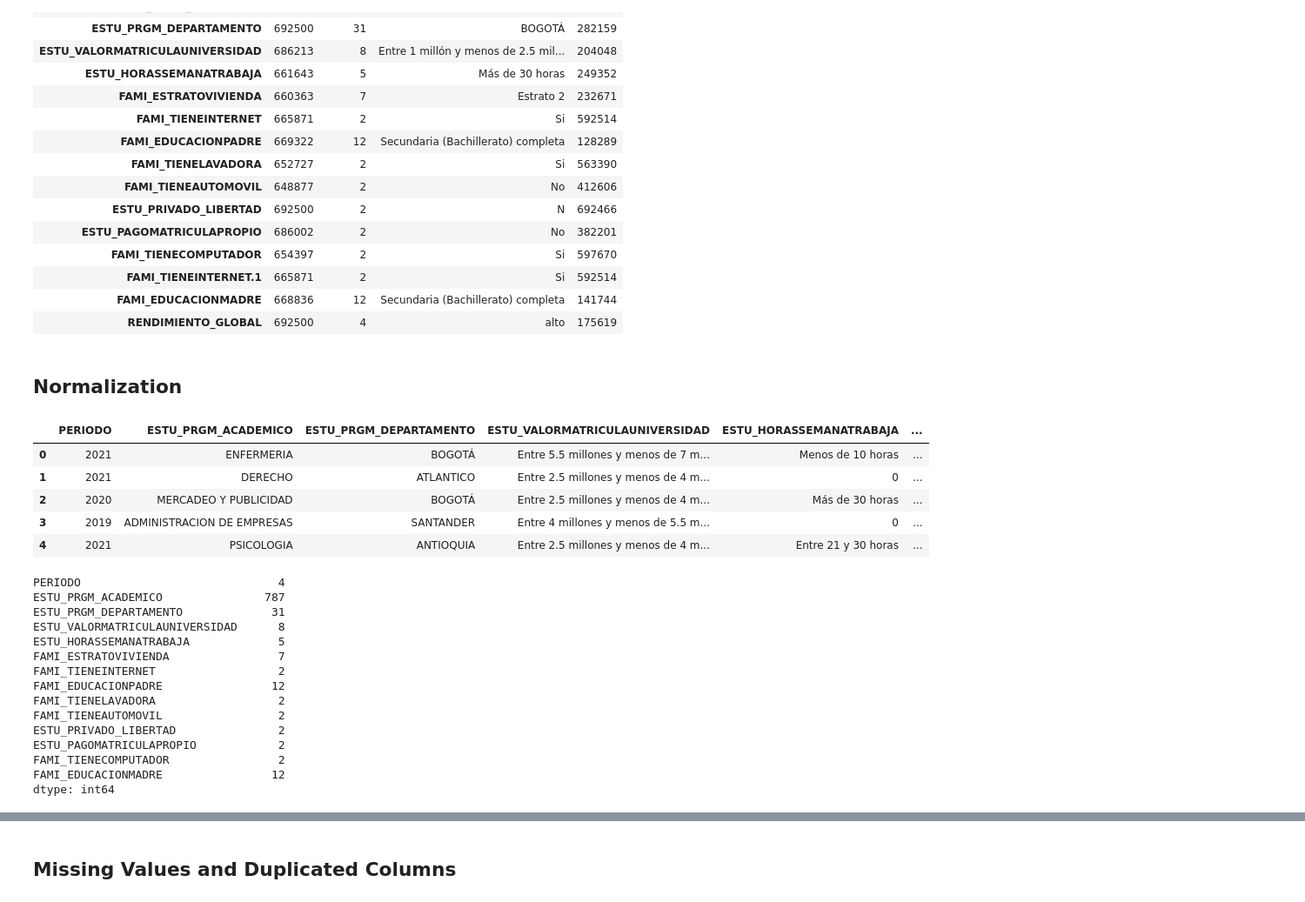
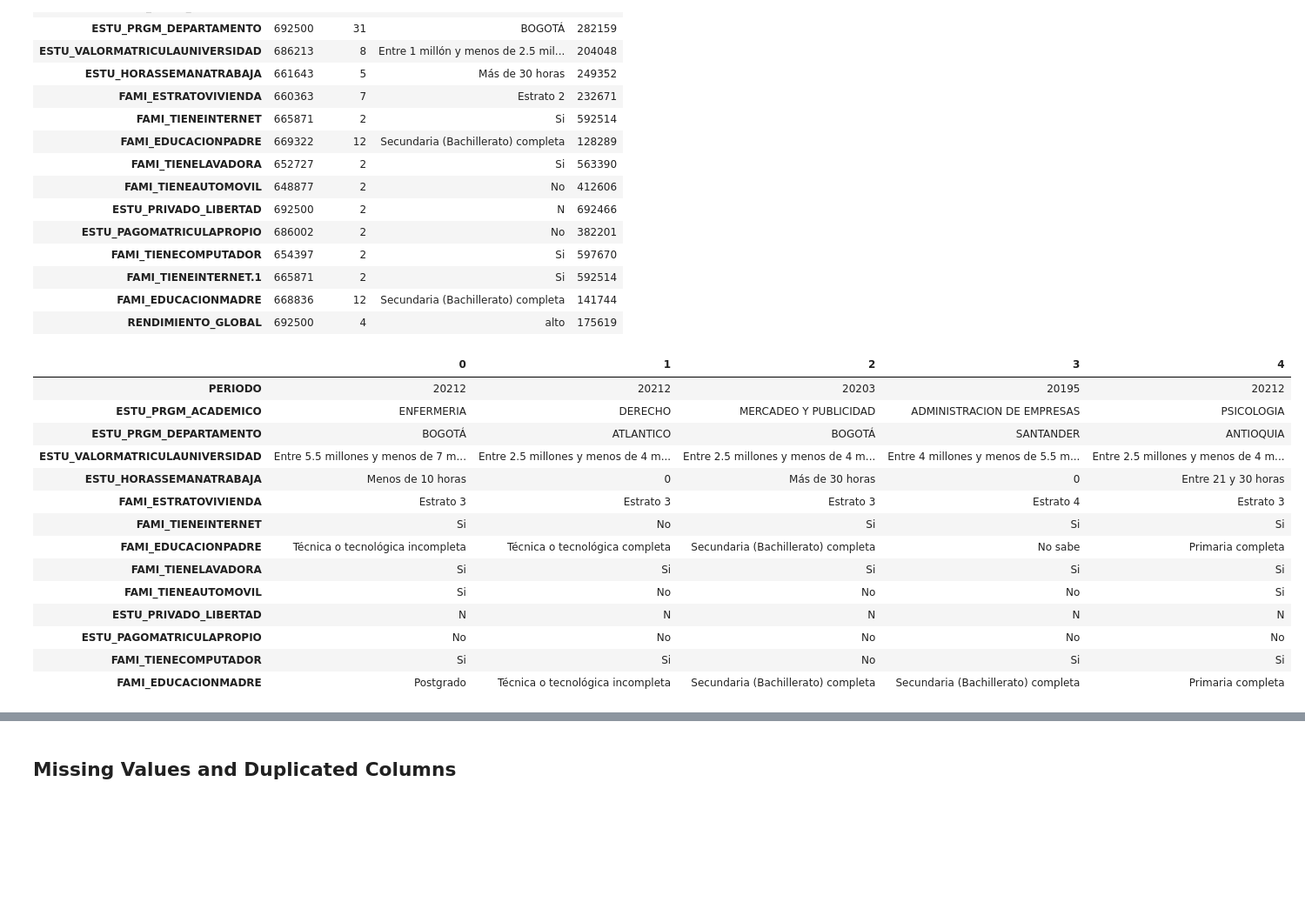
Before and after one commit to itsandregil/saber-pro-prediction, a Jupyter notebook: 02-preprocessing.ipynb, the cells around one changed output, grey strips where cells are left out. Shown at 87% size. Drawn from its saved outputs; the diff is of its cells as text; code cells hidden in the pictures; blank space fills up the shorter version.

```diff
--- a/02-preprocessing.ipynb
+++ b/02-preprocessing.ipynb
@@ -56,5 +53,20 @@ df_full.describe(include="object").T
 # %%
 # Drop columns that we do not need for preprocessing
 df_train = df_full.drop(columns=["ID", "RENDIMIENTO_GLOBAL", "FAMI_TIENEINTERNET.1"])
+df_train.head().T
+# %% [output]
+|  | 0 | 1 | 2 | 3 | 4 |
+| PERIODO | 20212 | 20212 | 20203 | 20195 | 20212 |
+| ESTU_PRGM_ACADEMICO | ENFERMERIA | DERECHO | MERCADEO Y PUBLICIDAD | ADMINISTRACION DE EMPRESAS | PSICOLOGIA |
+| ESTU_PRGM_DEPARTAMENTO | BOGOTÁ | ATLANTICO | BOGOTÁ | SANTANDER | ANTIOQUIA |
+| ESTU_VALORMATRICULAUNIVERSIDAD | Entre 5.5 millones y menos de 7 m... | Entre 2.5 millones y menos de 4 m... | Entre 2.5 millones y menos de 4 m... | Entre 4 millones y menos de 5.5 m... | Entre 2.5 millones y menos de 4 m... |
+| ESTU_HORASSEMANATRABAJA | Menos de 10 horas | 0 | Más de 30 horas | 0 | Entre 21 y 30 horas |
+| FAMI_ESTRATOVIVIENDA | Estrato 3 | Estrato 3 | Estrato 3 | Estrato 4 | Estrato 3 |
+| FAMI_TIENEINTERNET | Si | No | Si | Si | Si |
+| FAMI_EDUCACIONPADRE | Técnica o tecnológica incompleta | Técnica o tecnológica completa | Secundaria (Bachillerato) completa | No sabe | Primaria completa |
+| FAMI_TIENELAVADORA | Si | Si | Si | Si | Si |
+| FAMI_TIENEAUTOMOVIL | Si | No | No | No | Si |
+| ESTU_PRIVADO_LIBERTAD | N | N | N | N | N |
+| ESTU_PAGOMATRICULAPROPIO | No | No | No | No | No |
+| FAMI_TIENECOMPUTADOR | Si | Si | No | Si | Si |
+| FAMI_EDUCACIONMADRE | Postgrado | Técnica o tecnológica incompleta | Secundaria (Bachillerato) completa | Secundaria (Bachillerato) completa | Primaria completa |
-# %% [markdown]
-## Normalization
@@ -74,28 +72,0 @@ def normalize_data(df):
-# %%
-df_train = normalize_data(df_train)
-df_train.head()
-# %% [output]
-|  | PERIODO | ESTU_PRGM_ACADEMICO | ESTU_PRGM_DEPARTAMENTO | ESTU_VALORMATRICULAUNIVERSIDAD | ESTU_HORASSEMANATRABAJA | ... |
-| 0 | 2021 | ENFERMERIA | BOGOTÁ | Entre 5.5 millones y menos de 7 m... | Menos de 10 horas | ... |
-| 1 | 2021 | DERECHO | ATLANTICO | Entre 2.5 millones y menos de 4 m... | 0 | ... |
-| 2 | 2020 | MERCADEO Y PUBLICIDAD | BOGOTÁ | Entre 2.5 millones y menos de 4 m... | Más de 30 horas | ... |
-| 3 | 2019 | ADMINISTRACION DE EMPRESAS | SANTANDER | Entre 4 millones y menos de 5.5 m... | 0 | ... |
-| 4 | 2021 | PSICOLOGIA | ANTIOQUIA | Entre 2.5 millones y menos de 4 m... | Entre 21 y 30 horas | ... |
-# %%
-df_train.nunique()
-# %% [output]
-PERIODO                             4
-ESTU_PRGM_ACADEMICO               787
-ESTU_PRGM_DEPARTAMENTO             31
-ESTU_VALORMATRICULAUNIVERSIDAD      8
-ESTU_HORASSEMANATRABAJA             5
-FAMI_ESTRATOVIVIENDA                7
-FAMI_TIENEINTERNET                  2
-FAMI_EDUCACIONPADRE                12
-FAMI_TIENELAVADORA                  2
-FAMI_TIENEAUTOMOVIL                 2
-ESTU_PRIVADO_LIBERTAD               2
-ESTU_PAGOMATRICULAPROPIO            2
-FAMI_TIENECOMPUTADOR                2
-FAMI_EDUCACIONMADRE                12
-dtype: int64
```
Also changed, not shown: parts of 24 cells of this notebook.
